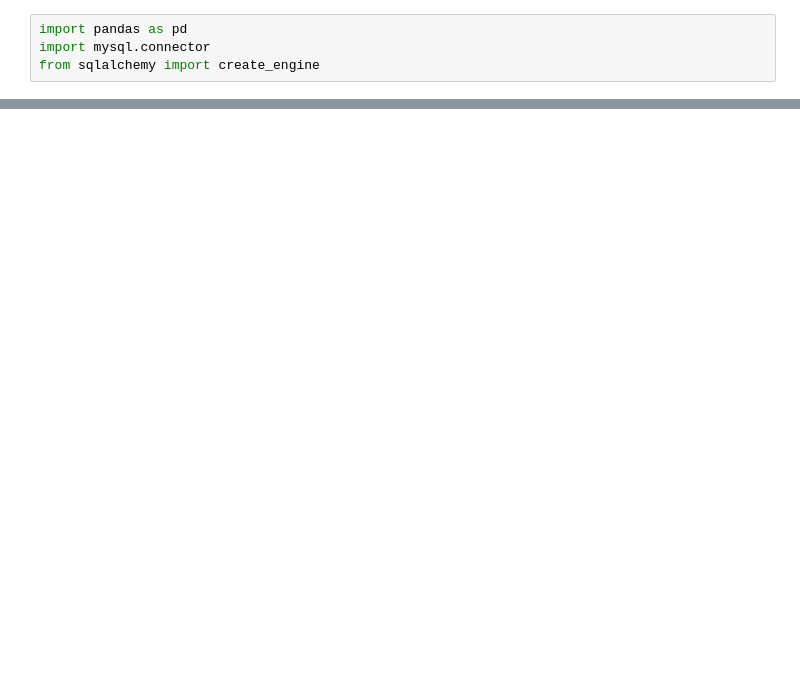
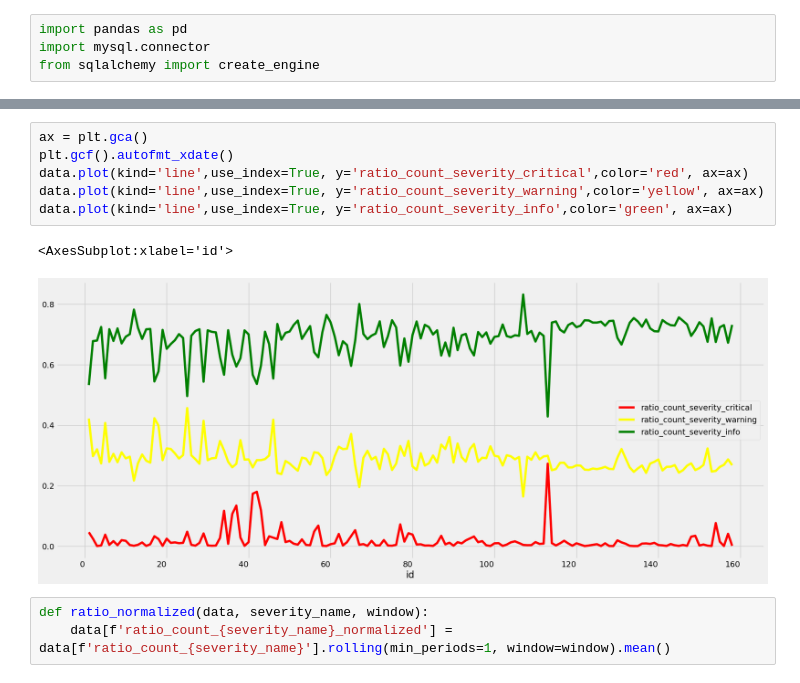
Before and after one commit to mgerasim/asutp_msgs, a Jupyter notebook: jupyter/work/Untitled.ipynb, the cells around one changed output, grey strips where cells are left out. Saved outputs shown, nothing was run; the diff lists cells and outputs as text; blank space fills up the shorter version.

```diff
--- a/jupyter/work/Untitled.ipynb
+++ b/jupyter/work/Untitled.ipynb
@@ -23,0 +144,12 @@ OperationalError: (mysql.connector.errors.OperationalError) 2055: Lost connectio
+# %%
+ax = plt.gca()
+plt.gcf().autofmt_xdate()
+data.plot(kind='line',use_index=True, y='ratio_count_severity_critical',color='red', ax=ax)
+data.plot(kind='line',use_index=True, y='ratio_count_severity_warning',color='yellow', ax=ax)
+data.plot(kind='line',use_index=True, y='ratio_count_severity_info',color='green', ax=ax)
+# %% [output]
+<AxesSubplot:xlabel='id'>
+[figure, added]
+# %%
+def ratio_normalized(data, severity_name, window):
+    data[f'ratio_count_{severity_name}_normalized'] = data[f'ratio_count_{severity_name}'].rolling(min_periods=1, window=window).mean()
```
Also changed, not shown: parts of 17 cells of this notebook, 7 other files.
